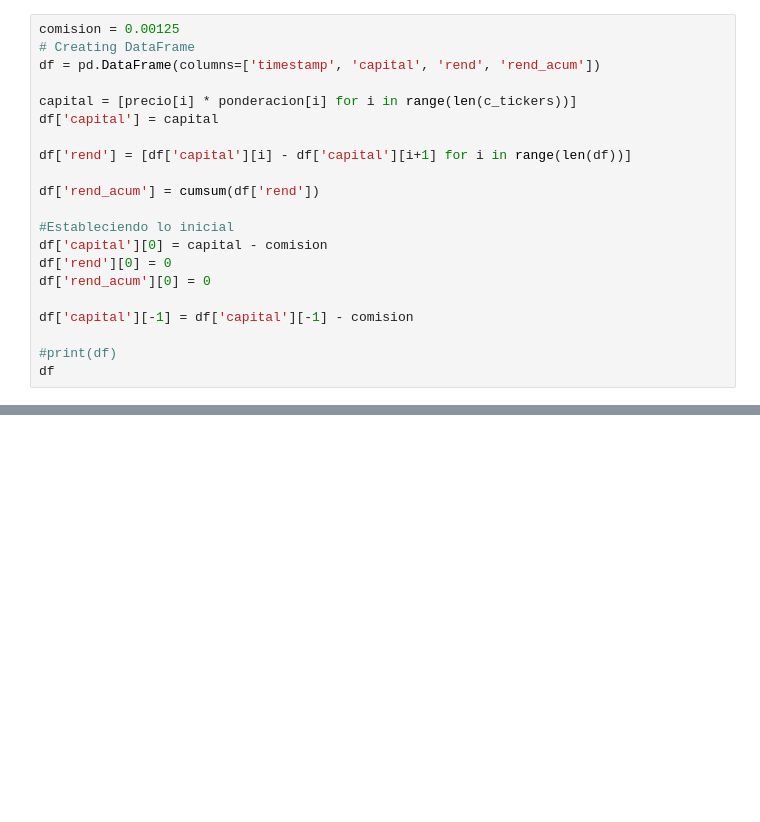
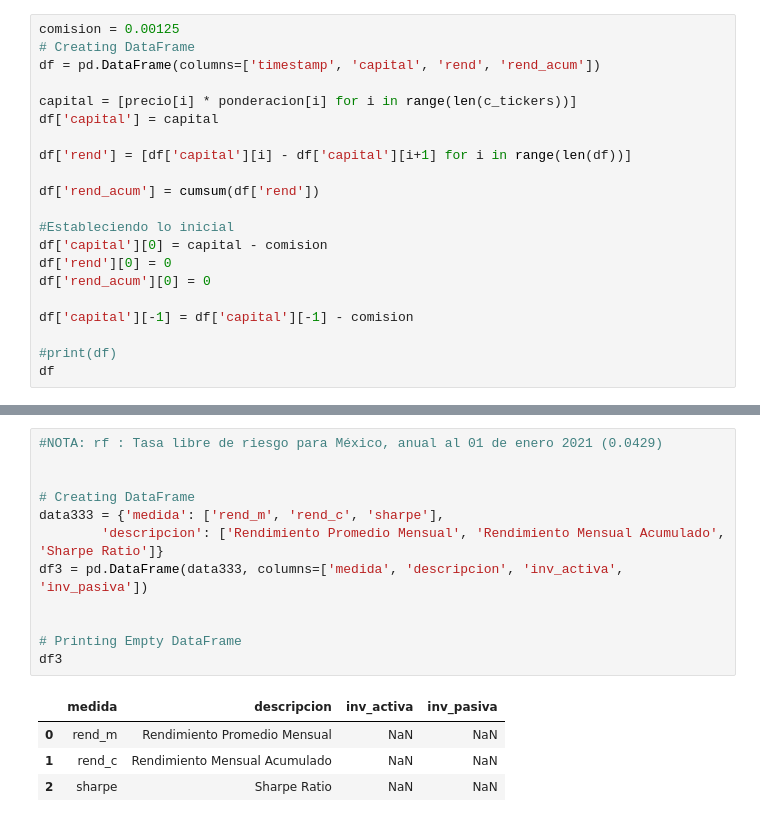
Before and after one commit to pabloriverasnz/Laboratorio_1-Inversion_de_Capital, a Jupyter notebook: notebook.ipynb, the cells around one changed output, grey strips where cells are left out. Drawn from its saved outputs; the diff is of its cells as text; blank space fills up the shorter version.

Commit message:
plantillas dataframes

```diff
--- a/notebook.ipynb
+++ b/notebook.ipynb
@@ -406,0 +455,17 @@ df
+# %%
+#NOTA: rf : Tasa libre de riesgo para México, anual al 01 de enero 2021 (0.0429)
+
+
+# Creating DataFrame
+data333 = {'medida': ['rend_m', 'rend_c', 'sharpe'],
+        'descripcion': ['Rendimiento Promedio Mensual', 'Rendimiento Mensual Acumulado', 'Sharpe Ratio']}
+df3 = pd.DataFrame(data333, columns=['medida', 'descripcion', 'inv_activa', 'inv_pasiva'])
+
+
+# Printing Empty DataFrame
+df3
+# %% [output]
+|  | medida | descripcion | inv_activa | inv_pasiva |
+| 0 | rend_m | Rendimiento Promedio Mensual | NaN | NaN |
+| 1 | rend_c | Rendimiento Mensual Acumulado | NaN | NaN |
+| 2 | sharpe | Sharpe Ratio | NaN | NaN |
```
Also changed, not shown: parts of 4 cells of this notebook.
